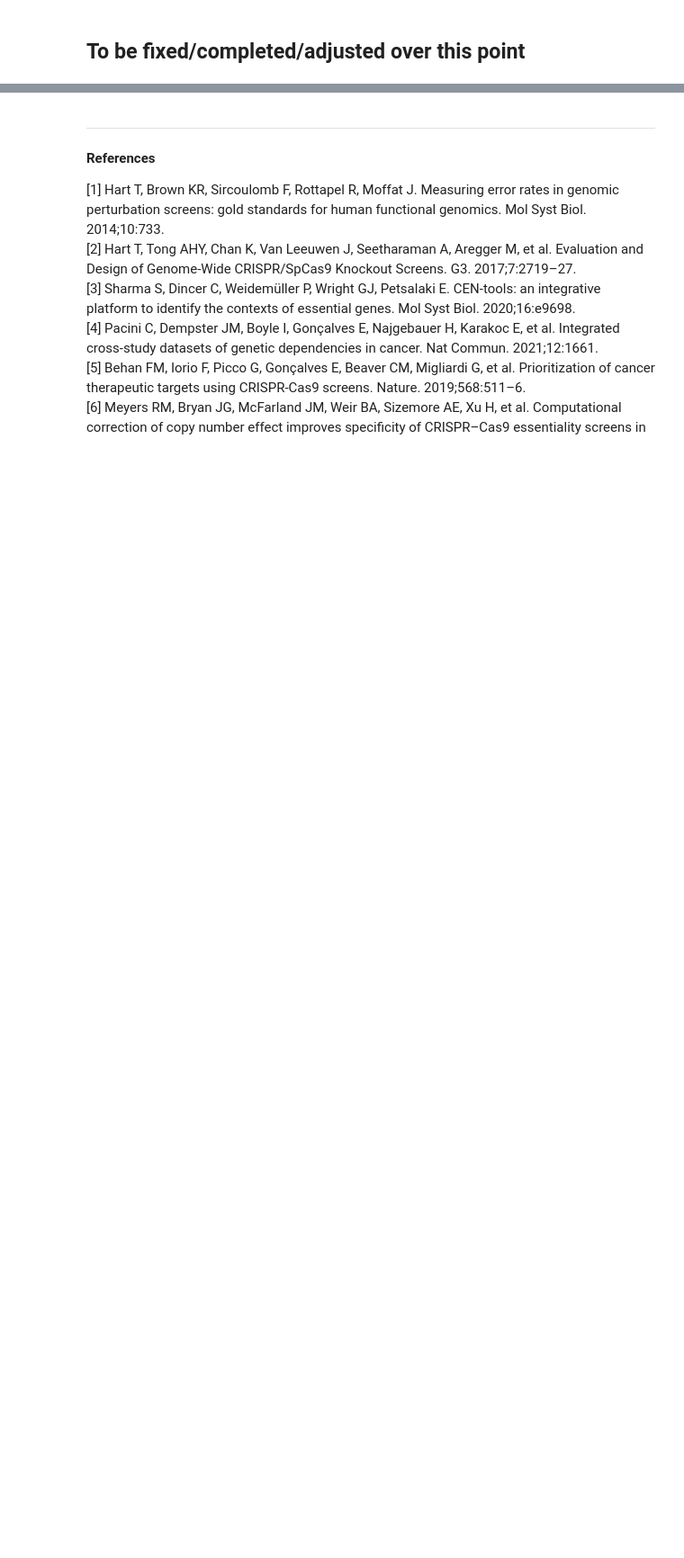
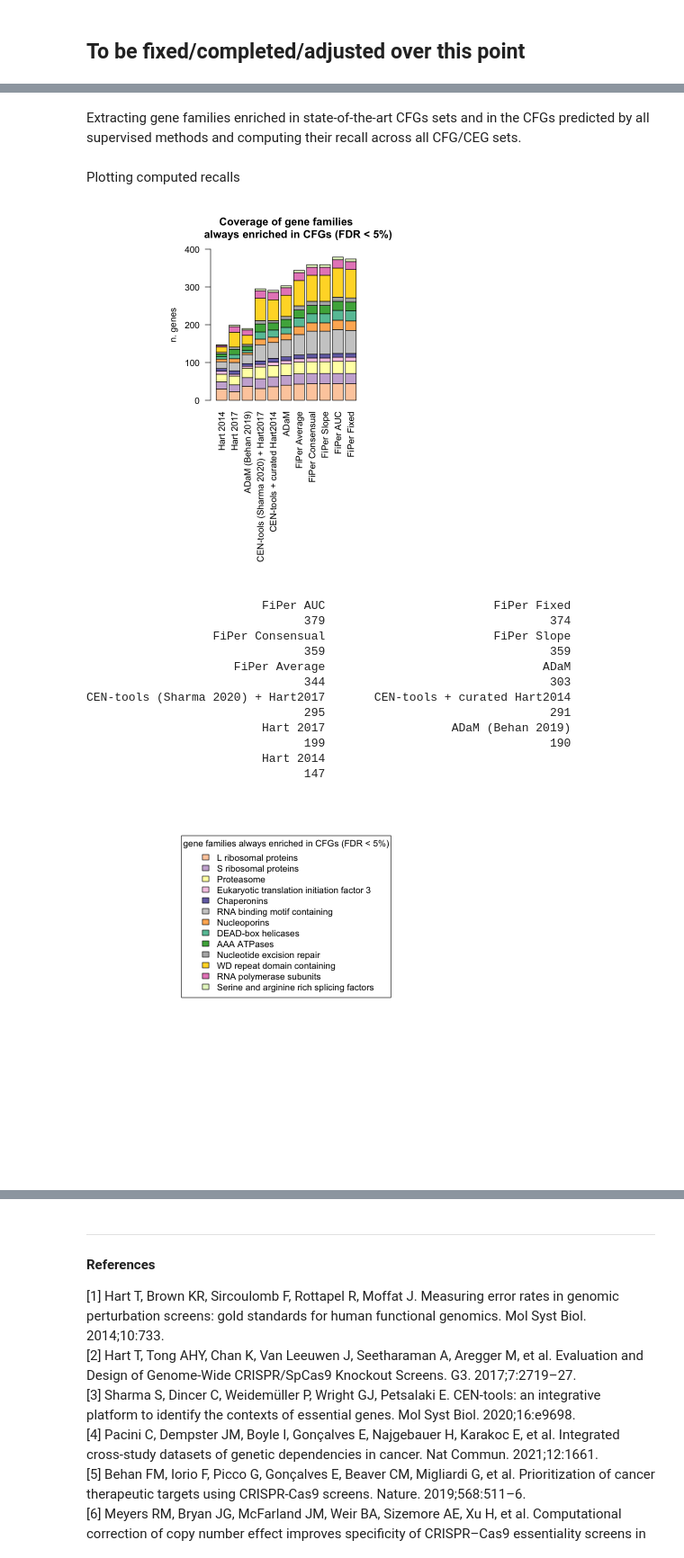
Before and after one commit to DepMap-Analytics/CoRe, a Jupyter notebook: notebooks/CoRe_Benchmarking.ipynb, the cells around one changed output, grey strips where cells are left out. Shown at 90% size. Cells and saved outputs as stored; diff of their text form; code cells hidden in the pictures; blank space fills up the shorter version.

Commit message:
notebook and notebook-rcode-only completed

```diff
--- a/notebooks/CoRe_Benchmarking.ipynb
+++ b/notebooks/CoRe_Benchmarking.ipynb
@@ -1336,0 +1210,51 @@ abline(h=1,lty=2)
+# %% [markdown]
+Extracting gene families enriched in state-of-the-art CFGs sets and in the CFGs predicted by all supervised methods and computing their recall across all CFG/CEG sets.
+# %%
+## Extracting significant hits only (FDR < 5%)
+NN<-names(CFs_sets_plus_training)
+significantOnly<-lapply(NN,function(nn){
+
+  x<-GFs[[nn]]
+  x<-x[which(x$fdr<5),]
+
+  return(x$`Gene Family`)
+})
+
+## Extracting families enriched in all supervised methods and state-of-the-art CFGs sets
+always_enriched_CFGs<-Reduce(intersect,significantOnly[1:6])
+
+
+## Computing recall of the always enriched in CFG families across methods and sets
+RecallOfEnrichedFamilies<-do.call(rbind,lapply(always_enriched_CFGs,function(x){
+  unlist(lapply(GFs,function(g){g[x,'Covered']}))
+}))
+
+rownames(RecallOfEnrichedFamilies)<-always_enriched_CFGs
+# %% [markdown]
+Plotting computed recalls
+# %%
+## loading 13 distinct colors
+load('data/col_13_distinct.RData')
+par(mar=c(17,4,4,2), pty = "s")
+par(xpd=TRUE)
+barplot(RecallOfEnrichedFamilies,las=2,col=col_13_distinct,ylim=c(0,400),ylab='n. genes',main='Coverage of gene families
+        always enriched in CFGs (FDR < 5%)')
+plot(0,0,col=NA,frame.plot=FALSE,xlab='',ylab='',xaxt='n',yaxt='n')
+legend('center',rownames(RecallOfEnrichedFamilies),fill=col_13_distinct,title='gene families always enriched in CFGs (FDR < 5%)')
+
+print(sort(colSums(RecallOfEnrichedFamilies),decreasing = TRUE))
+# %% [output]
+[figure, added]
+                         FiPer AUC                        FiPer Fixed
+                               379                                374
+                  FiPer Consensual                        FiPer Slope
+                               359                                359
+                     FiPer Average                               ADaM
+                               344                                303
+CEN-tools (Sharma 2020) + Hart2017       CEN-tools + curated Hart2014
+                               295                                291
+                         Hart 2017                  ADaM (Behan 2019)
+                               199                                190
+                         Hart 2014
+                               147
+[figure, added]
```
Also changed, not shown: parts of 24 cells of this notebook, 8 other files.
